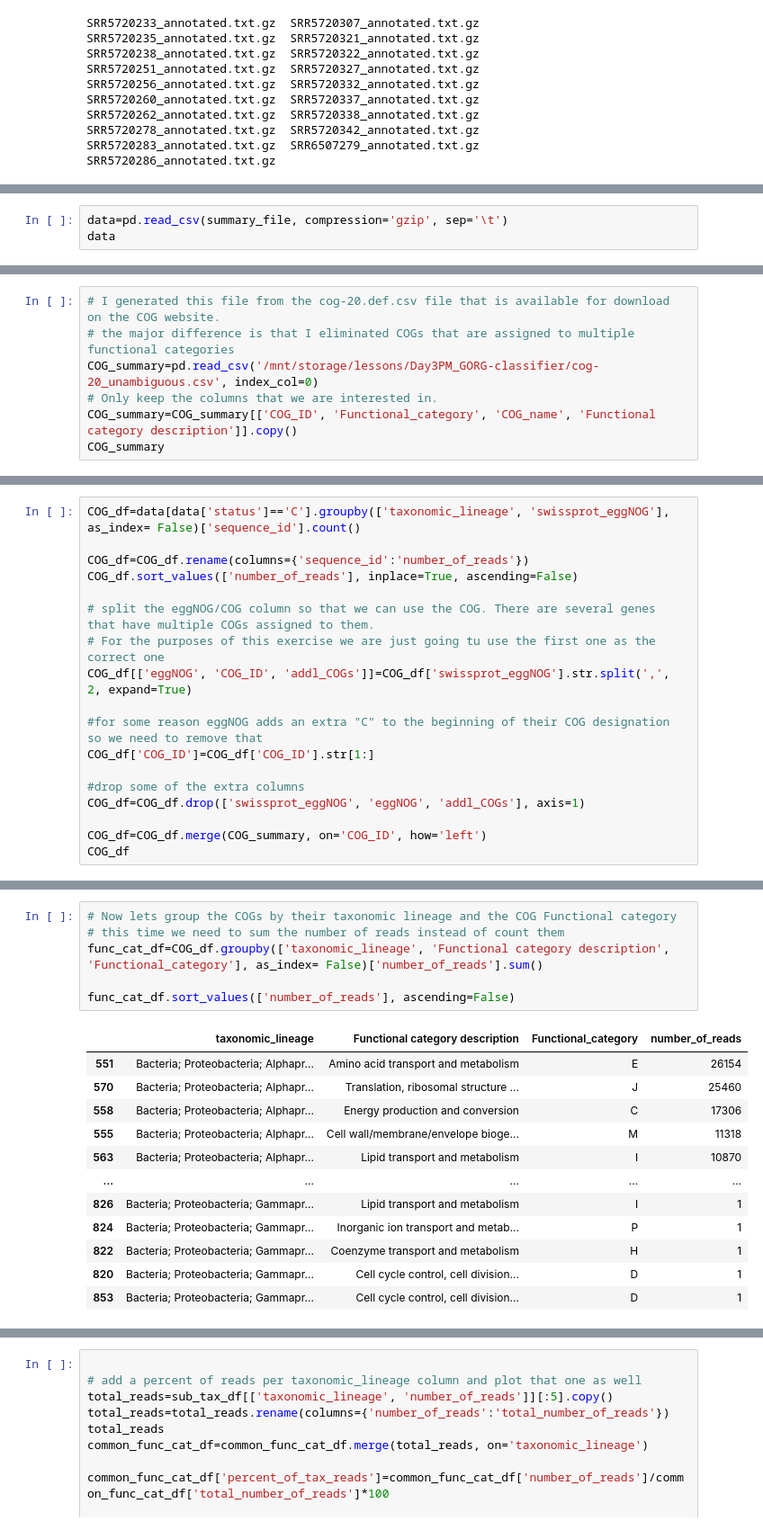
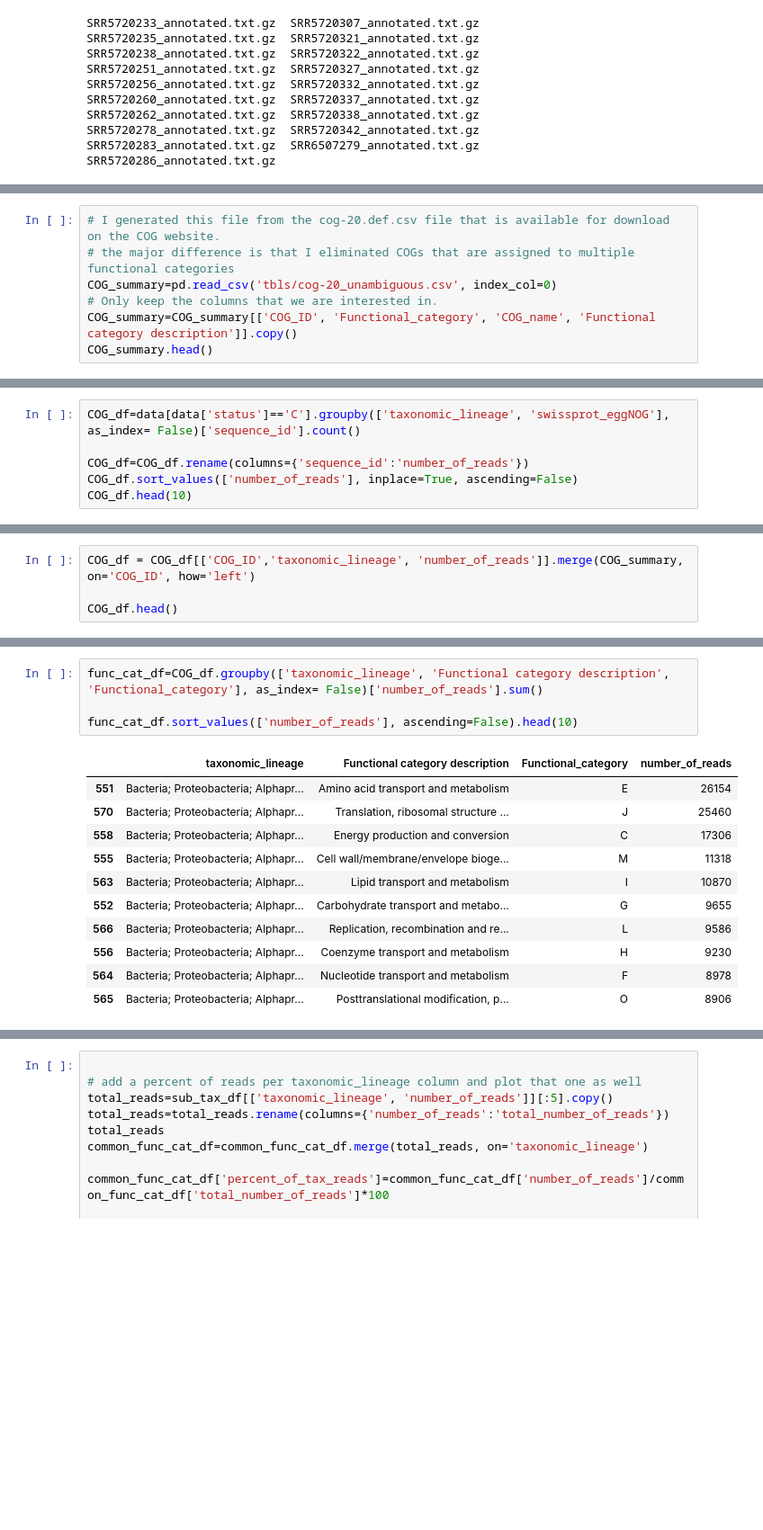
Before and after one commit to Bigelow-SCG-Course/Day3PM_GORG-classifier, a Jupyter notebook: Day3PM_GORG_classifier.ipynb, the cells around one changed output, grey strips where cells are left out. Shown at 90% size. Cells and saved outputs as stored; diff of their text form; blank space fills up the shorter version.

```diff
--- a/Day3PM_GORG_classifier.ipynb
+++ b/Day3PM_GORG_classifier.ipynb
@@ -120,3 +145,0 @@ The taxonomic id here uses the NCBI based taxonomy and not the GTDB based taxono
-# %%
-data=pd.read_csv(summary_file, compression='gzip', sep='\t')
-data
@@ -269,10 +310,10 @@ When we come back we will look into the distribution of different functional cat
 # %%
 # I generated this file from the cog-20.def.csv file that is available for download on the COG website.
 # the major difference is that I eliminated COGs that are assigned to multiple functional categories
-COG_summary=pd.read_csv('/mnt/storage/lessons/Day3PM_GORG-classifier/cog-20_unambiguous.csv', index_col=0)
+COG_summary=pd.read_csv('tbls/cog-20_unambiguous.csv', index_col=0)
 # Only keep the columns that we are interested in.
 COG_summary=COG_summary[['COG_ID', 'Functional_category', 'COG_name', 'Functional category description']].copy()
-COG_summary
+COG_summary.head()
 # %% [output]
 |  | COG_ID | Functional_category | COG_name | Functional category description |
 | 0 | COG0001 | H | Glutamate-1-semialdehyde aminotra... | Coenzyme transport and metabolism |
@@ -292,17 +328,5 @@ COG_df=data[data['status']=='C'].groupby(['taxonomic_lineage', 'swissprot_eggNOG
 
 COG_df=COG_df.rename(columns={'sequence_id':'number_of_reads'})
 COG_df.sort_values(['number_of_reads'], inplace=True, ascending=False)
-
-# split the eggNOG/COG column so that we can use the COG. There are several genes that have multiple COGs assigned to them.
-# For the purposes of this exercise we are just going tu use the first one as the correct one
-COG_df[['eggNOG', 'COG_ID', 'addl_COGs']]=COG_df['swissprot_eggNOG'].str.split(',', 2, expand=True)
-
-#for some reason eggNOG adds an extra "C" to the beginning of their COG designation so we need to remove that
-COG_df['COG_ID']=COG_df['COG_ID'].str[1:]
-
-#drop some of the extra columns
-COG_df=COG_df.drop(['swissprot_eggNOG', 'eggNOG', 'addl_COGs'], axis=1)
-
-COG_df=COG_df.merge(COG_summary, on='COG_ID', how='left')
-COG_df
+COG_df.head(10)
 # %% [output]
@@ -321,0 +365,4 @@ COG_df
+# %%
+COG_df = COG_df[['COG_ID','taxonomic_lineage', 'number_of_reads']].merge(COG_summary, on='COG_ID', how='left')
+
+COG_df.head()
@@ -322,19 +378,16 @@ COG_df
 # %%
-# Now lets group the COGs by their taxonomic lineage and the COG Functional category
-# this time we need to sum the number of reads instead of count them
 func_cat_df=COG_df.groupby(['taxonomic_lineage', 'Functional category description', 'Functional_category'], as_index= False)['number_of_reads'].sum()
 
-func_cat_df.sort_values(['number_of_reads'], ascending=False)
+func_cat_df.sort_values(['number_of_reads'], ascending=False).head(10)
 # %% [output]
 |  | taxonomic_lineage | Functional category description | Functional_category | number_of_reads |
 | 551 | Bacteria; Proteobacteria; Alphapr... | Amino acid transport and metabolism | E | 26154 |
 | 570 | Bacteria; Proteobacteria; Alphapr... | Translation, ribosomal structure ... | J | 25460 |
 | 558 | Bacteria; Proteobacteria; Alphapr... | Energy production and conversion | C | 17306 |
 | 555 | Bacteria; Proteobacteria; Alphapr... | Cell wall/membrane/envelope bioge... | M | 11318 |
 | 563 | Bacteria; Proteobacteria; Alphapr... | Lipid transport and metabolism | I | 10870 |
-| ... | ... | ... | ... | ... |
-| 826 | Bacteria; Proteobacteria; Gammapr... | Lipid transport and metabolism | I | 1 |
-| 824 | Bacteria; Proteobacteria; Gammapr... | Inorganic ion transport and metab... | P | 1 |
-| 822 | Bacteria; Proteobacteria; Gammapr... | Coenzyme transport and metabolism | H | 1 |
-| 820 | Bacteria; Proteobacteria; Gammapr... | Cell cycle control, cell division... | D | 1 |
-| 853 | Bacteria; Proteobacteria; Gammapr... | Cell cycle control, cell division... | D | 1 |
+| 552 | Bacteria; Proteobacteria; Alphapr... | Carbohydrate transport and metabo... | G | 9655 |
+| 566 | Bacteria; Proteobacteria; Alphapr... | Replication, recombination and re... | L | 9586 |
+| 556 | Bacteria; Proteobacteria; Alphapr... | Coenzyme transport and metabolism | H | 9230 |
+| 564 | Bacteria; Proteobacteria; Alphapr... | Nucleotide transport and metabolism | F | 8978 |
+| 565 | Bacteria; Proteobacteria; Alphapr... | Posttranslational modification, p... | O | 8906 |
```
Also changed, not shown: parts of 42 cells of this notebook, 8 other files.
